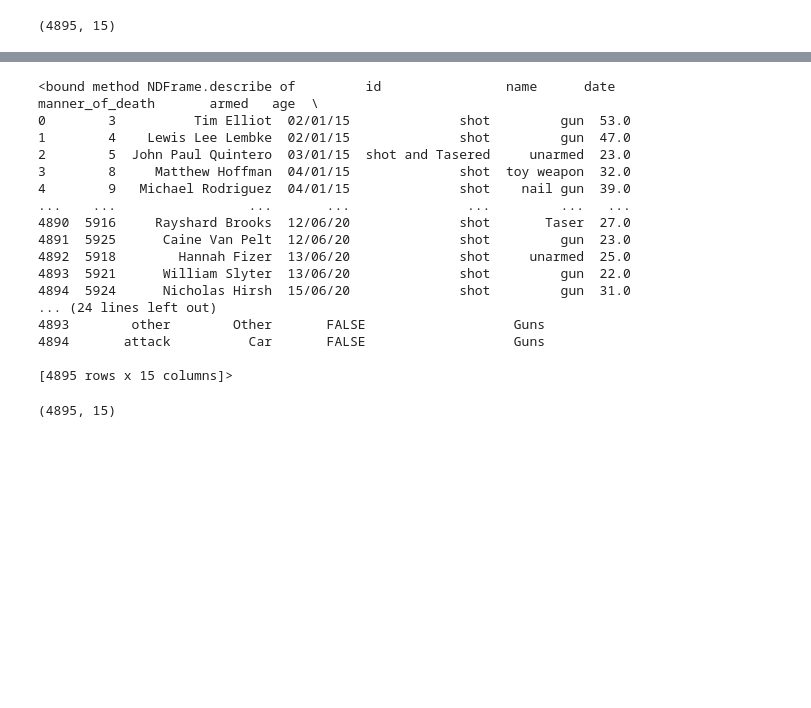
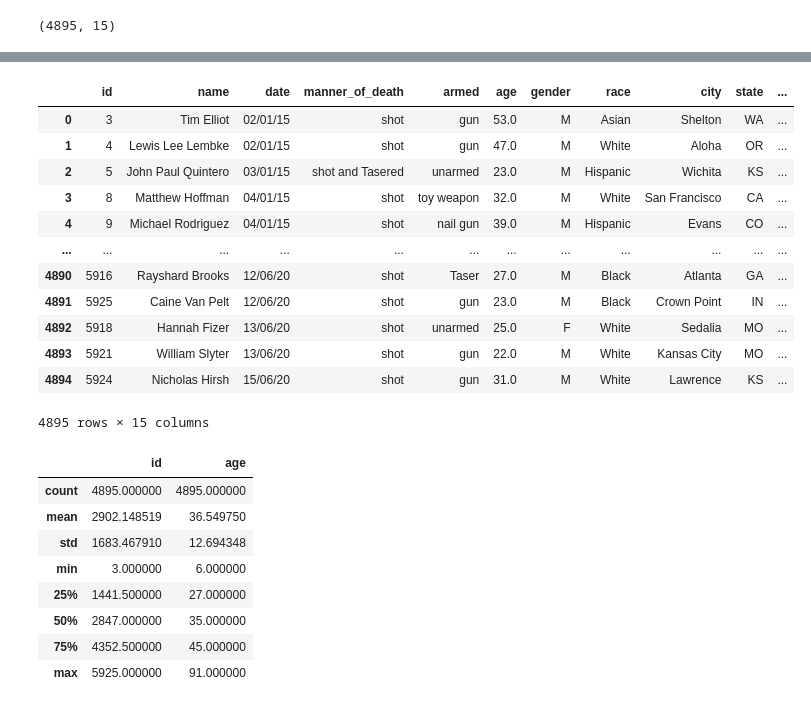
Before and after one commit to Vikaash7/21BDS0052-EDA, a Jupyter notebook: 21BDS0052.ipynb, the cells around one changed output, grey strips where cells are left out. Saved outputs shown, nothing was run; the diff lists cells and outputs as text; code cells hidden in the pictures; blank space fills up the shorter version.

```diff
--- a/21BDS0052.ipynb
+++ b/21BDS0052.ipynb
@@ -6,3 +9,3 @@ import pandas as pd
 # %%
-data=pd.read_csv("shootings.csv")
+df=pd.read_csv("shootings.csv")
 # %%
@@ -30,24 +53,28 @@ data.shape
+# %%
+df.drop_duplicates()
+# %% [output]
+|  | id | name | date | manner_of_death | armed | age | gender | race | city | state | ... |
+| 0 | 3 | Tim Elliot | 02/01/15 | shot | gun | 53.0 | M | Asian | Shelton | WA | ... |
+| 1 | 4 | Lewis Lee Lembke | 02/01/15 | shot | gun | 47.0 | M | White | Aloha | OR | ... |
+| 2 | 5 | John Paul Quintero | 03/01/15 | shot and Tasered | unarmed | 23.0 | M | Hispanic | Wichita | KS | ... |
+| 3 | 8 | Matthew Hoffman | 04/01/15 | shot | toy weapon | 32.0 | M | White | San Francisco | CA | ... |
+| 4 | 9 | Michael Rodriguez | 04/01/15 | shot | nail gun | 39.0 | M | Hispanic | Evans | CO | ... |
+| ... | ... | ... | ... | ... | ... | ... | ... | ... | ... | ... | ... |
+| 4890 | 5916 | Rayshard Brooks | 12/06/20 | shot | Taser | 27.0 | M | Black | Atlanta | GA | ... |
+| 4891 | 5925 | Caine Van Pelt | 12/06/20 | shot | gun | 23.0 | M | Black | Crown Point | IN | ... |
+| 4892 | 5918 | Hannah Fizer | 13/06/20 | shot | unarmed | 25.0 | F | White | Sedalia | MO | ... |
+| 4893 | 5921 | William Slyter | 13/06/20 | shot | gun | 22.0 | M | White | Kansas City | MO | ... |
+| 4894 | 5924 | Nicholas Hirsh | 15/06/20 | shot | gun | 31.0 | M | White | Lawrence | KS | ... |
+4895 rows × 15 columns
 # %%
-data.describe
+df.describe()
 # %% [output]
-<bound method NDFrame.describe of         id                name      date   manner_of_death       armed   age  \
-0        3          Tim Elliot  02/01/15              shot         gun  53.0
-1        4    Lewis Lee Lembke  02/01/15              shot         gun  47.0
-2        5  John Paul Quintero  03/01/15  shot and Tasered     unarmed  23.0
-3        8     Matthew Hoffman  04/01/15              shot  toy weapon  32.0
-4        9   Michael Rodriguez  04/01/15              shot    nail gun  39.0
-...    ...                 ...       ...               ...         ...   ...
-4890  5916     Rayshard Brooks  12/06/20              shot       Taser  27.0
-4891  5925      Caine Van Pelt  12/06/20              shot         gun  23.0
-4892  5918        Hannah Fizer  13/06/20              shot     unarmed  25.0
-4893  5921      William Slyter  13/06/20              shot         gun  22.0
-4894  5924      Nicholas Hirsh  15/06/20              shot         gun  31.0
-... (24 lines left out)
-4893        other        Other       FALSE                   Guns
-4894       attack          Car       FALSE                   Guns
-
-[4895 rows x 15 columns]>
+|  | id | age |
+| count | 4895.000000 | 4895.000000 |
+| mean | 2902.148519 | 36.549750 |
+| std | 1683.467910 | 12.694348 |
+| min | 3.000000 | 6.000000 |
+| 25% | 1441.500000 | 27.000000 |
+| 50% | 2847.000000 | 35.000000 |
+| 75% | 4352.500000 | 45.000000 |
+| max | 5925.000000 | 91.000000 |
-# %%
-data.shape
-# %% [output]
-(4895, 15)
```
Also changed, not shown: parts of 8 cells of this notebook.
